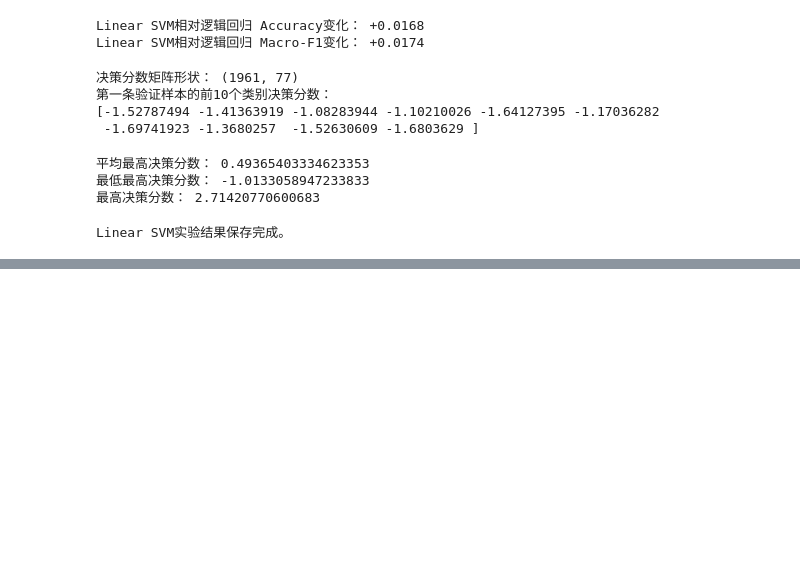
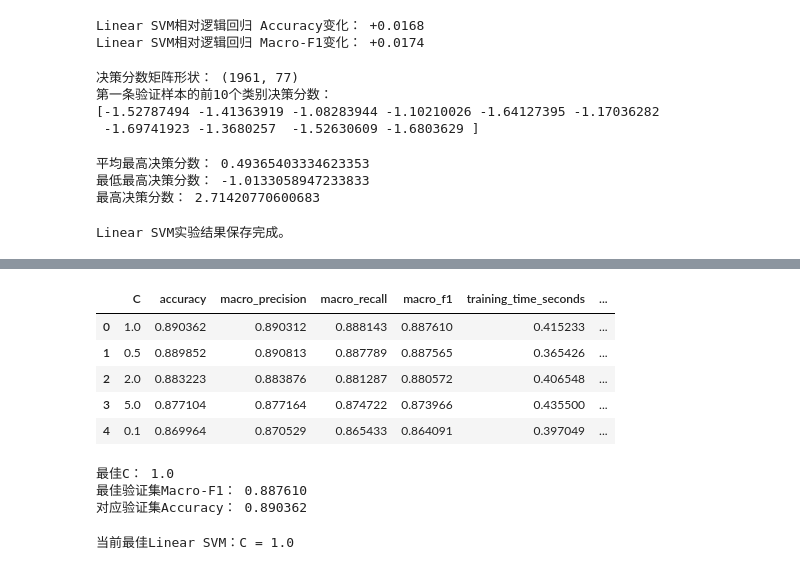
Before and after one commit to shdbdud/customer-ticket-routing, a Jupyter notebook: note.ipynb, the cells around one changed output, grey strips where cells are left out. Drawn from its saved outputs; the diff is of its cells as text; code cells hidden in the pictures; blank space fills up the shorter version.

```diff
--- a/note.ipynb
+++ b/note.ipynb
@@ -2770,0 +2909,71 @@ Linear SVM实验结果保存完成。
+# %%
+# Cell 105：按照Macro-F1对不同C值排序
+
+svm_tuning_ranking_df = (
+    svm_tuning_df
+    .sort_values(
+        by=[
+            "macro_f1",
+            "accuracy",
+            "C"
+        ],
+        ascending=[
+            False,
+            False,
+            True
+        ]
+    )
+    .reset_index(drop=True)
+)
+
+display(svm_tuning_ranking_df)
+# %% [output]
+|  | C | accuracy | macro_precision | macro_recall | macro_f1 | training_time_seconds | ... |
+| 0 | 1.0 | 0.890362 | 0.890312 | 0.888143 | 0.887610 | 0.415233 | ... |
+| 1 | 0.5 | 0.889852 | 0.890813 | 0.887789 | 0.887565 | 0.365426 | ... |
+| 2 | 2.0 | 0.883223 | 0.883876 | 0.881287 | 0.880572 | 0.406548 | ... |
+| 3 | 5.0 | 0.877104 | 0.877164 | 0.874722 | 0.873966 | 0.435500 | ... |
+| 4 | 0.1 | 0.869964 | 0.870529 | 0.865433 | 0.864091 | 0.397049 | ... |
+# %%
+# Cell 106：找到当前验证集上的最佳C
+
+best_result = svm_tuning_ranking_df.iloc[0]
+
+best_c = float(
+    best_result["C"]
+)
+
+best_validation_macro_f1 = float(
+    best_result["macro_f1"]
+)
+
+best_validation_accuracy = float(
+    best_result["accuracy"]
+)
+
+print("最佳C：", best_c)
+print(
+    "最佳验证集Macro-F1：",
+    f"{best_validation_macro_f1:.6f}"
+)
+
+print(
+    "对应验证集Accuracy：",
+    f"{best_validation_accuracy:.6f}"
+)
+# %% [output]
+最佳C： 1.0
+最佳验证集Macro-F1： 0.887610
+对应验证集Accuracy： 0.890362
+# %%
+# Cell 107：保存最佳Linear SVM模型到变量
+
+best_svm_model = trained_svm_models[
+    best_c
+]
+
+print(
+    f"当前最佳Linear SVM：C = {best_c}"
+)
+# %% [output]
+当前最佳Linear SVM：C = 1.0
```
Also changed, not shown: parts of 22 cells of this notebook, 6 other files.
